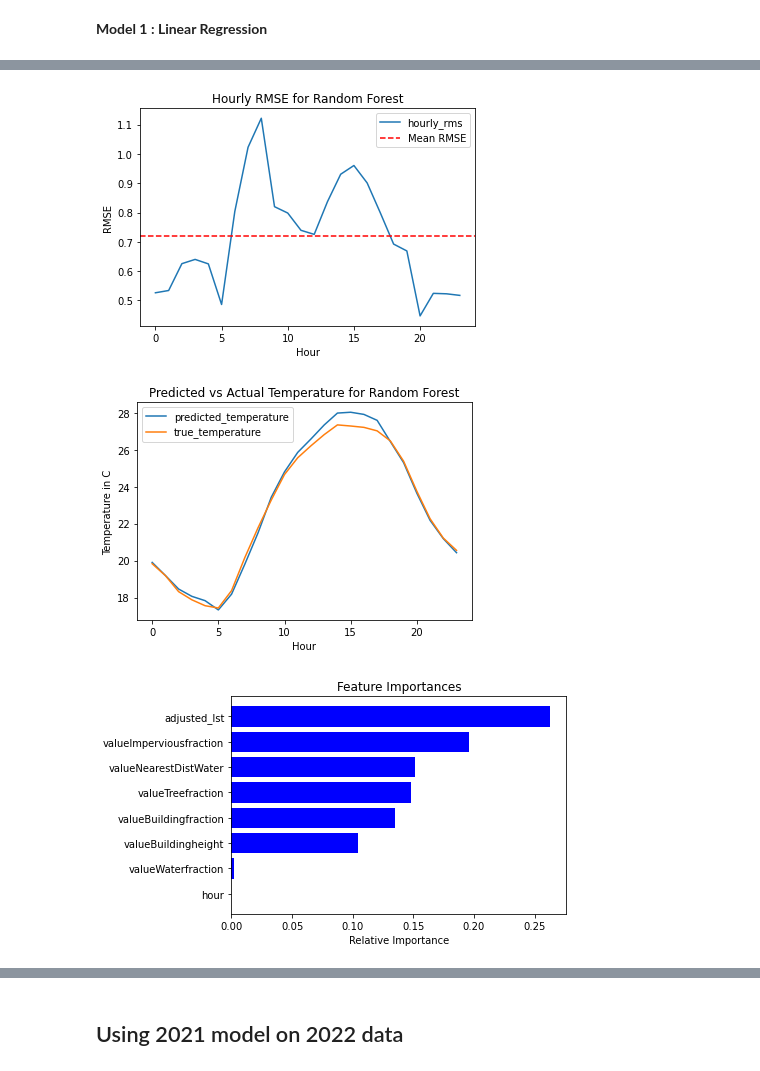
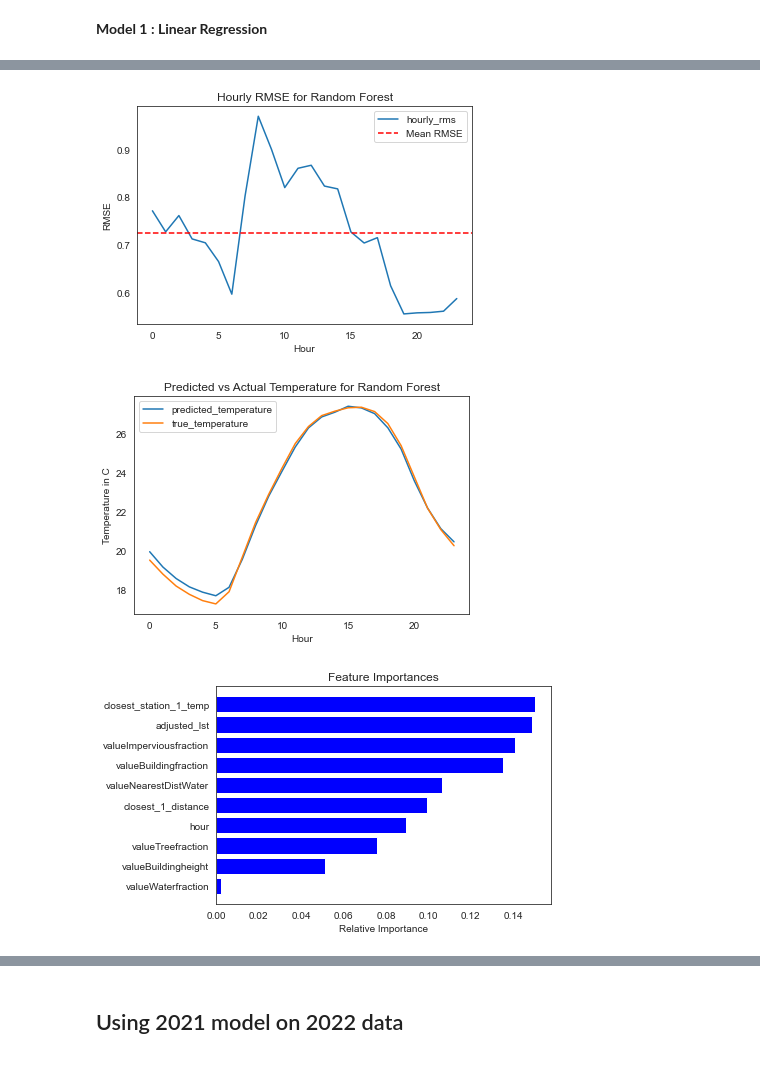
Before and after one commit to khatrigaurav/temperature_modelling, a Jupyter notebook: Analytics/00 Modeller.ipynb, the cells around one changed output, grey strips where cells are left out. Drawn from its saved outputs; the diff is of its cells as text; code cells hidden in the pictures.

```diff
--- a/Analytics/00 Modeller.ipynb
+++ b/Analytics/00 Modeller.ipynb
@@ -192,6 +214,8 @@ def bulk_model_runner(model,grouped_data,col_list,delete=True,bulk_mode=True,fit
         new_grouped_data['temperature'] = new_grouped_data['delta_temp']
         hour_lookup = new_grouped_data.groupby('hour')['old_temperature'].mean().reset_index()
 
+        hour_lookup.to_csv('Analytics/temp_data/hour_lookup.csv',index=False)
+        print('Hour lookup saved in Analytics/temp_data/hour_lookup.csv')
 
     model_dict = {}
     model_output_dict = {}
@@ -252,7 +276,7 @@ def bulk_model_runner(model,grouped_data,col_list,delete=True,bulk_mode=True,fit
 
     return model_output_dict
 # %%
-temperature_data_segment = temperature_data.query("beg_time >= '2021-06-01' & beg_time < '2021-07-01'")
+temperature_data_segment = temperature_data.query("beg_time >= '2021-07-01' & beg_time < '2021-08-01'")
 final_df = mod.get_final_df(temperature_data_segment,eco_data,spatial_columns)
 grouped_data = final_df.groupby(['station','hour']).mean().reset_index()
 
@@ -272,9 +296,3 @@ helper.convert_to_gpd(grouped_data,'epsg:4326',convert_to='epsg:6879')[['hour','
 
 
 # pe.scatter(grouped_data, x="hour", y="temperature", color='station', title='Temperature Pattern for Normal Stations',)
-# %%
-#group the grouped data by hour to find hourly mean and subtract it from the temperature
-
-grouped_data['delta_temp'] = grouped_data['temperature']-grouped_data.groupby('hour')['temperature'].transform('mean')
-grouped_data['old_temperature'] = grouped_data['temperature']
-grouped_data['temperature'] = grouped_data['delta_temp']
@@ -294,8 +308,8 @@ from sklearn.ensemble import RandomForestRegressor
 col_list = [
     # 'latitude', 'longitude',
             'hour',
-            # 'closest_station_1_temp',
-            # 'closest_1_distance',
+            'closest_station_1_temp',
+            'closest_1_distance',
       #  'day_of_year',
        'adjusted_lst',
        'valueImperviousfraction', 'valueTreefraction', 'valueBuildingheight',
@@ -309,7 +323,7 @@ rrf = RandomForestRegressor(max_depth=20, min_samples_leaf=2, min_samples_split=
 # model_dict = bulk_model_runner(rrf,grouped_data,col_list,bulk_mode=False,delete=True)
 # visualizer.plot_mean(model_dict,'Random Forest',col_list)
 
-model_dict = bulk_model_runner(rrf,grouped_data,col_list,bulk_mode=True,delete=True,residuals=True)
+model_dict = bulk_model_runner(rrf,grouped_data,col_list,bulk_mode=False,delete=True,residuals=True)
 visualizer.plot_mean(model_dict,'Random Forest',col_list)
 # %% [output]
 Residuals are being subtracted from data
@@ -331,7 +332,7 @@ Model Saved : /Users/gaurav/UAH/temperature_modelling/Resources/trained_models/R
 Residuals are being added back to the predictions
-[figure, old version]
+[figure, new version]
-[figure, old version]
+[figure, new version]
-[figure, old version]
+[figure, new version]
 # %%
 mean_std_matrix = model_dict['hourly_values'].groupby('hour')[['predicted_temperature','true_temperature']].agg(['std','mean']).reset_index()
 plt.figure(figsize=(16,5))
```
Also changed, not shown: parts of 13 cells of this notebook, 7 other files.
